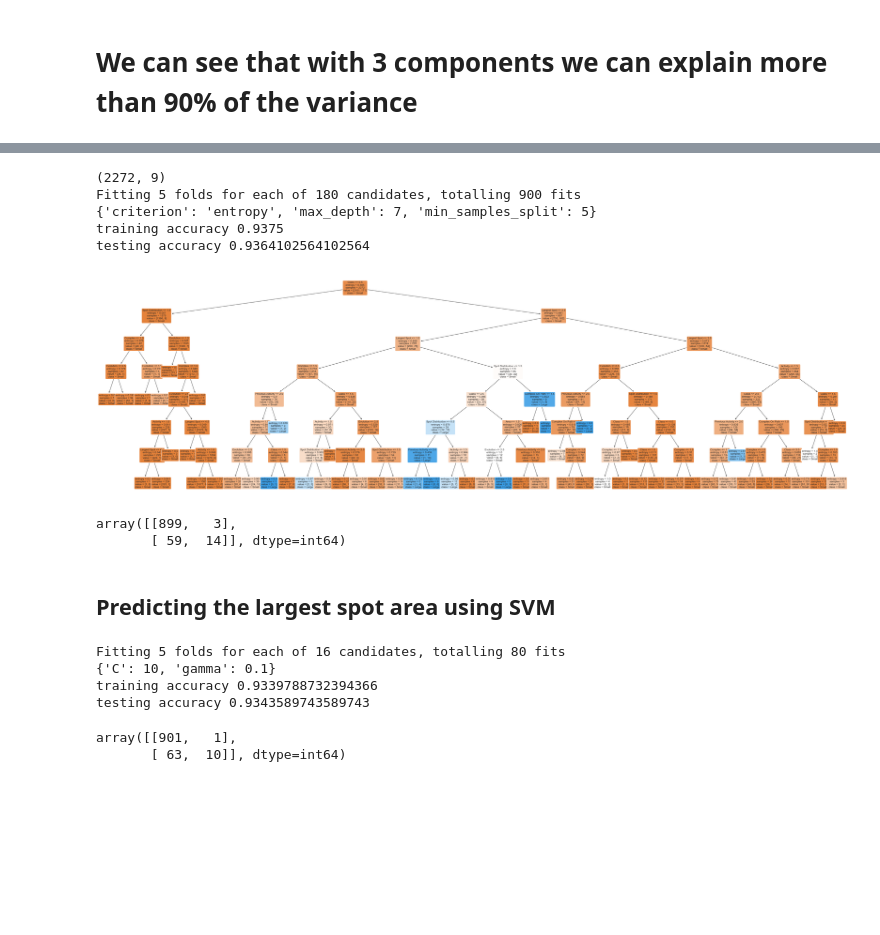
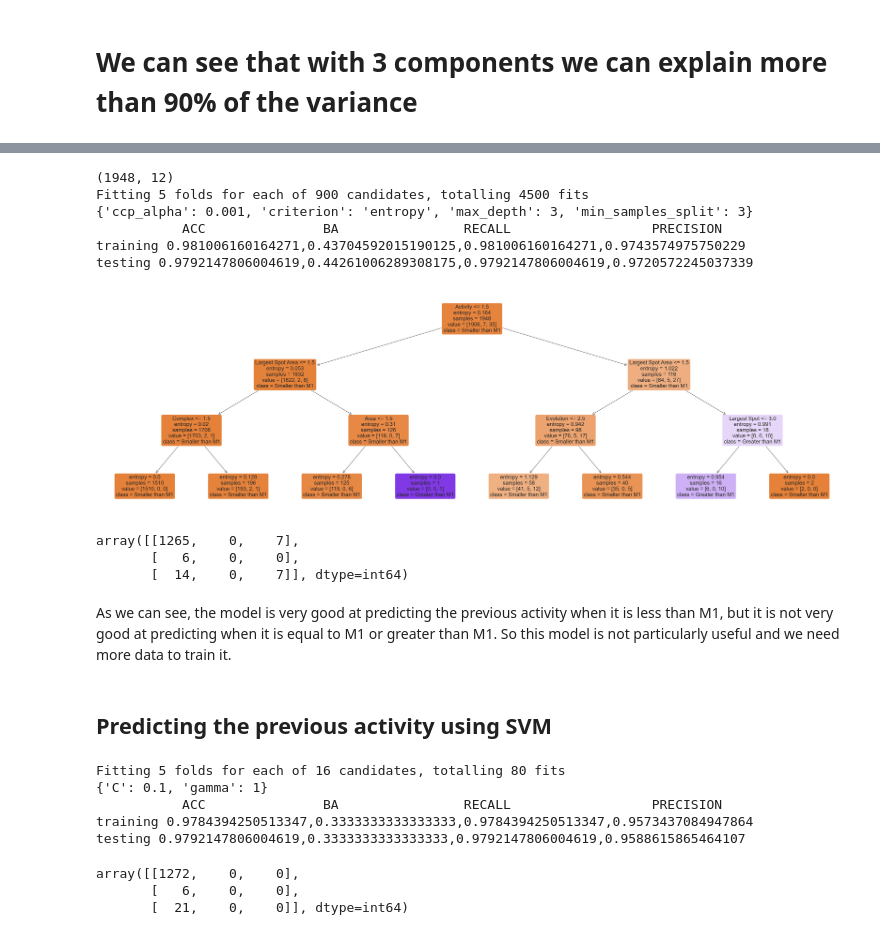
Before and after one commit to sant1dom/PredictiveAnalyticsProject, a Jupyter notebook: solar_flare.ipynb, the cells around one changed output, grey strips where cells are left out. Cells and saved outputs as stored; diff of their text form; code cells hidden in the pictures; blank space fills up the shorter version.

```diff
--- a/solar_flare.ipynb
+++ b/solar_flare.ipynb
@@ -223,53 +225,66 @@ overall clustering silhouette 0.5368704749857126
+# %%
+X = df.drop(columns=["Previous Activity"])
+y = df["Previous Activity"]
 # %%
-X = df.drop(columns=["Largest Spot Area", "C-Class", "M-Class", "X-Class"])
-y = df["Largest Spot Area"]
-
 np.random.seed(11)
-X_train, X_test, y_train, y_test = train_test_split(X, y, train_size=0.7, random_state=11)
+X_train, X_test, y_train, y_test = train_test_split(X, y, train_size=0.6, random_state=11)
 print(X_train.shape)
 
 decision_grid = {
     'criterion': ['gini', 'entropy'],
     'max_depth': [None, 2, 3, 4, 5, 6, 7, 8, 9, 10],
-    'min_samples_split': [2, 3, 4, 5, 6, 7, 8, 9, 10]
+    'min_samples_split': [2, 3, 4, 5, 6, 7, 8, 9, 10],
+    'ccp_alpha': [0, 0.001, 0.01, 0.1, 1]
 }
 
 tree_model = DecisionTreeClassifier()
 
 tree_model = GridSearchCV(tree_model, decision_grid, cv=5, n_jobs=-1, verbose=1)
 tree_model.fit(X_train, y_train)
 print(tree_model.best_params_)
 y_predicted_train = tree_model.predict(X_train)
 y_predicted_test = tree_model.predict(X_test)
 training_acc = accuracy_score(y_train, y_predicted_train)
+training_ba = balanced_accuracy_score(y_train, y_predicted_train)
+training_recall = recall_score(y_train, y_predicted_train, average='weighted')
+training_precision = precision_score(y_train, y_predicted_train, average='weighted')
 testing_acc = accuracy_score(y_test, y_predicted_test)
-print(f'training accuracy {training_acc}\ntesting accuracy {testing_acc}')
+testing_ba = balanced_accuracy_score(y_test, y_predicted_test)
+testing_recall = recall_score(y_test, y_predicted_test, average='weighted')
+testing_precision = precision_score(y_test, y_predicted_test, average='weighted')
+print('           ACC               BA                RECALL                  PRECISION')
+print(f'training {training_acc},{training_ba},{training_recall},{training_precision}')
+print(f'testing {testing_acc},{testing_ba},{testing_recall},{testing_precision}')
 
 fig, ax = plt.subplots(figsize=(50, 15))
 plot_tree(tree_model.best_estimator_,
             ax=ax,
-            fontsize=10,
+            fontsize=20,
             feature_names=X.columns,
-            class_names=["Small", "Large"],
+            class_names=["Smaller than M1", "Equal to M1", "Greater than M1"],
             filled=True,
             rounded=True)
 plt.show()
 # %% [output]
-(2272, 9)
-Fitting 5 folds for each of 180 candidates, totalling 900 fits
-{'criterion': 'entropy', 'max_depth': 7, 'min_samples_split': 5}
-training accuracy 0.9375
-testing accuracy 0.9364102564102564
+(1948, 12)
+Fitting 5 folds for each of 900 candidates, totalling 4500 fits
+{'ccp_alpha': 0.001, 'criterion': 'entropy', 'max_depth': 3, 'min_samples_split': 3}
+           ACC               BA                RECALL                  PRECISION
+training 0.981006160164271,0.43704592015190125,0.981006160164271,0.9743574975750229
+testing 0.9792147806004619,0.44261006289308175,0.9792147806004619,0.9720572245037339
-[figure, old version]
+[figure, new version]
 # %%
 from sklearn.metrics import confusion_matrix
 
 confusion_matrix(y_test, y_predicted_test)
 # %% [output]
-array([[899,   3],
-       [ 59,  14]], dtype=int64)
+array([[1265,    0,    7],
+       [   6,    0,    0],
+       [  14,    0,    7]], dtype=int64)
+# %% [markdown]
+As we can see, the model is very good at predicting the previous activity when it is less than M1, but it is not very good at predicting when it is equal to M1 or greater than M1. So this model is not particularly useful and we need more data to train it.
 # %% [markdown]
-## Predicting the largest spot area using SVM
+## Predicting the previous activity using SVM
 # %%
 svm_grid = {
     'C': [0.1, 1, 10, 100],
@@ -282,17 +297,28 @@ svm_model.fit(X_train, y_train)
 print(svm_model.best_params_)
 y_predicted_train = svm_model.predict(X_train)
 y_predicted_test = svm_model.predict(X_test)
+
 training_acc = accuracy_score(y_train, y_predicted_train)
+training_ba = balanced_accuracy_score(y_train, y_predicted_train)
+training_recall = recall_score(y_train, y_predicted_train, average='weighted')
+training_precision = precision_score(y_train, y_predicted_train, average='weighted')
 testing_acc = accuracy_score(y_test, y_predicted_test)
-print(f'training accuracy {training_acc}\ntesting accuracy {testing_acc}')
+testing_ba = balanced_accuracy_score(y_test, y_predicted_test)
+testing_recall = recall_score(y_test, y_predicted_test, average='weighted')
+testing_precision = precision_score(y_test, y_predicted_test, average='weighted')
+print('           ACC               BA                RECALL                  PRECISION')
+print(f'training {training_acc},{training_ba},{training_recall},{training_precision}')
+print(f'testing {testing_acc},{testing_ba},{testing_recall},{testing_precision}')
 # %% [output]
 Fitting 5 folds for each of 16 candidates, totalling 80 fits
-{'C': 10, 'gamma': 0.1}
-training accuracy 0.9339788732394366
-testing accuracy 0.9343589743589743
+{'C': 0.1, 'gamma': 1}
+           ACC               BA                RECALL                  PRECISION
+training 0.9784394250513347,0.3333333333333333,0.9784394250513347,0.9573437084947864
+testing 0.9792147806004619,0.3333333333333333,0.9792147806004619,0.9588615865464107
 # %%
 confusion_matrix(y_test, y_predicted_test)
 # %% [output]
-array([[901,   1],
-       [ 63,  10]], dtype=int64)
+array([[1272,    0,    0],
+       [   6,    0,    0],
+       [  21,    0,    0]], dtype=int64)
 # %% [markdown]
```
Also changed, not shown: parts of 14 cells of this notebook.
